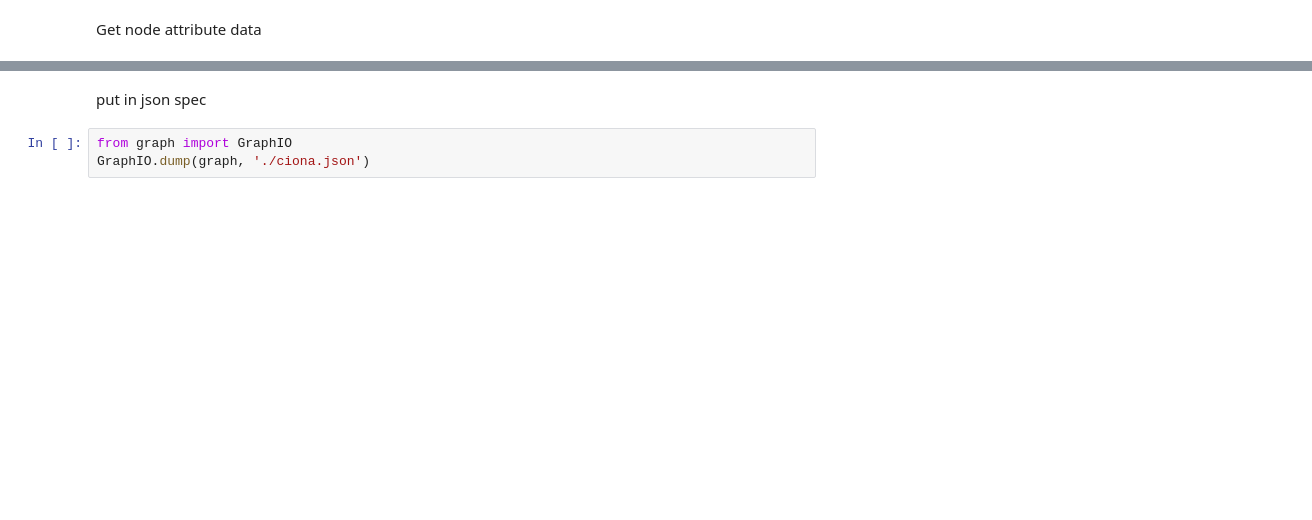
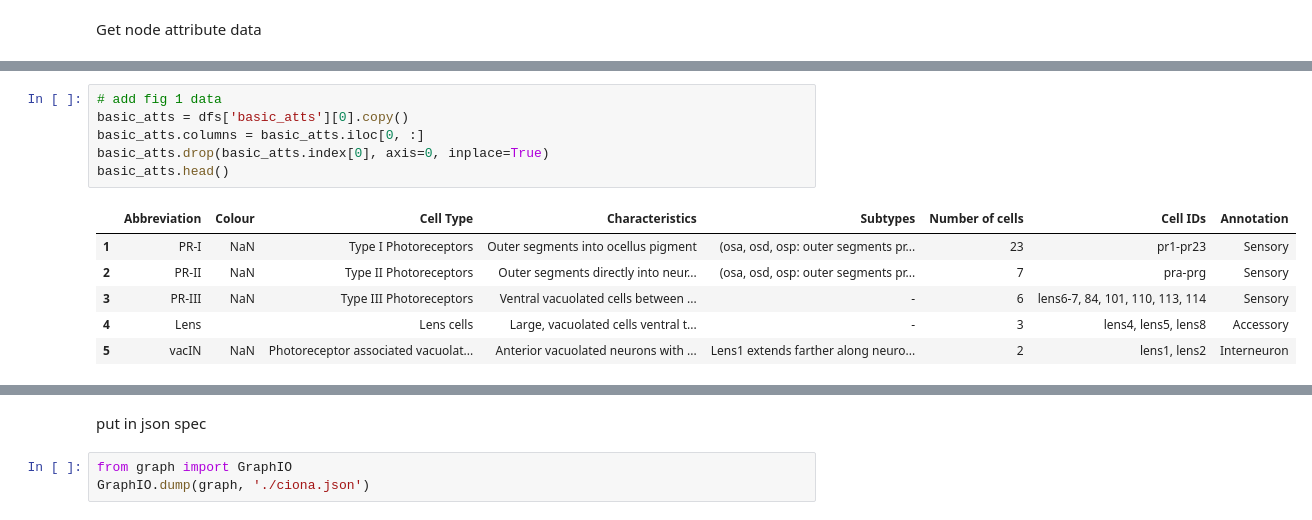
Before and after one commit to neurodata/connectocross, a Jupyter notebook: ciona_data/pull_ciona_data_interactive.ipynb, the cells around one changed output, grey strips where cells are left out. Cells and saved outputs as stored; diff of their text form; blank space fills up the shorter version.

```diff
--- a/ciona_data/pull_ciona_data_interactive.ipynb
+++ b/ciona_data/pull_ciona_data_interactive.ipynb
@@ -106,0 +191,13 @@ for n in graph.nodes:
+# %%
+# add fig 1 data
+basic_atts = dfs['basic_atts'][0].copy()
+basic_atts.columns = basic_atts.iloc[0, :]
+basic_atts.drop(basic_atts.index[0], axis=0, inplace=True)
+basic_atts.head()
+# %% [output]
+|  | Abbreviation | Colour | Cell Type | Characteristics | Subtypes | Number of cells | Cell IDs | Annotation |
+| 1 | PR-I | NaN | Type I Photoreceptors | Outer segments into ocellus pigment | (osa, osd, osp: outer segments pr... | 23 | pr1-pr23 | Sensory |
+| 2 | PR-II | NaN | Type II Photoreceptors | Outer segments directly into neur... | (osa, osd, osp: outer segments pr... | 7 | pra-prg | Sensory |
+| 3 | PR-III | NaN | Type III Photoreceptors | Ventral vacuolated cells between ... | - | 6 | lens6-7, 84, 101, 110, 113, 114 | Sensory |
+| 4 | Lens |  | Lens cells | Large, vacuolated cells ventral t... | - | 3 | lens4, lens5, lens8 | Accessory |
+| 5 | vacIN | NaN | Photoreceptor associated vacuolat... | Anterior vacuolated neurons with ... | Lens1 extends farther along neuro... | 2 | lens1, lens2 | Interneuron |
```
Also changed, not shown: parts of 11 cells of this notebook, 2 other files.
